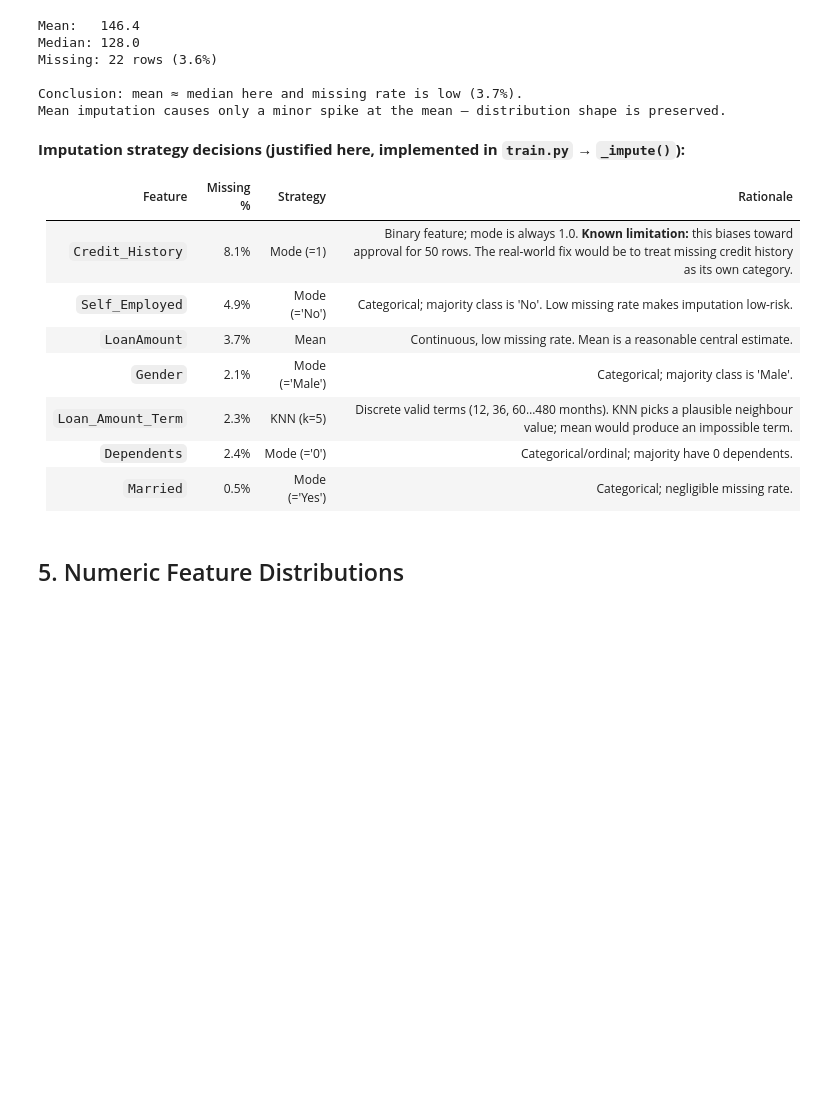
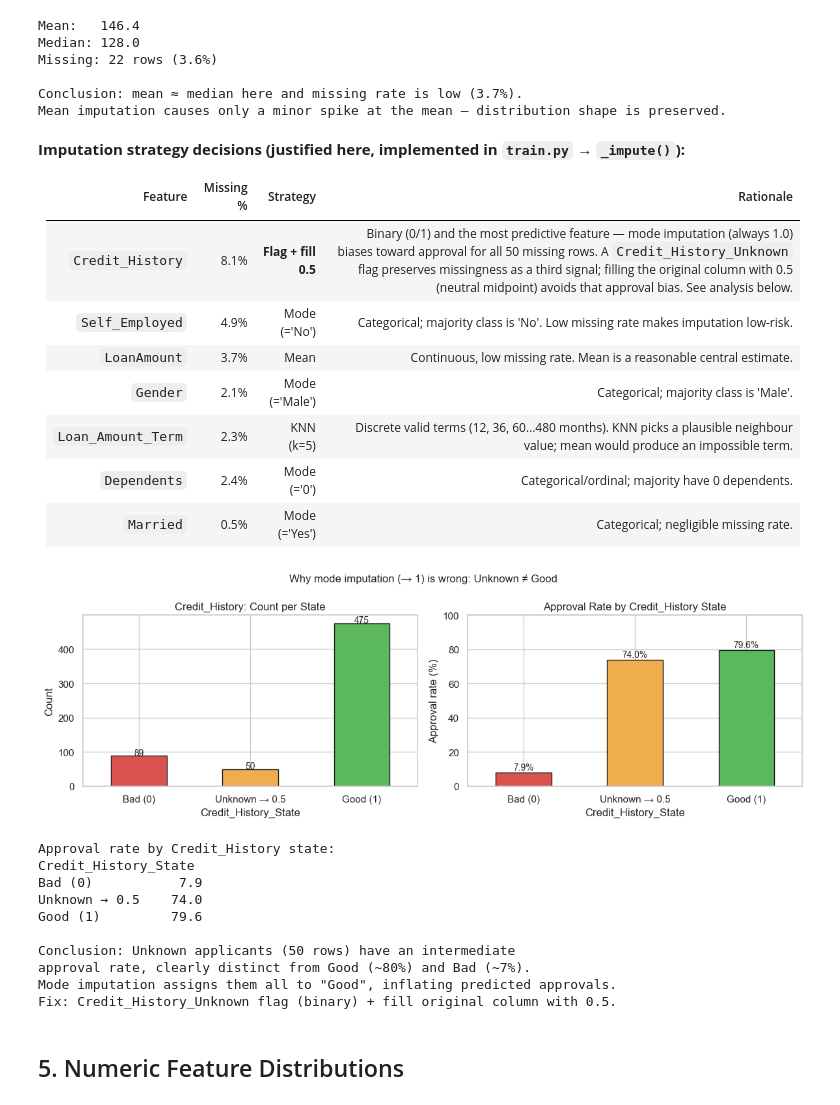
Before and after one commit to jasonhkayem/loan-approval-ml, a Jupyter notebook: notebooks/eda.ipynb, the cells around one changed output. Saved outputs shown, nothing was run; the diff lists cells and outputs as text; code cells hidden in the pictures; blank space fills up the shorter version.

Commit message:
fix: replace Credit_History mode imputation with unknown flag + neutral fill

```diff
--- a/notebooks/eda.ipynb
+++ b/notebooks/eda.ipynb
@@ -172,13 +172,71 @@ Mean imputation causes only a minor spike at the mean — distribution shape is
 
 | Feature | Missing % | Strategy | Rationale |
 |---|---|---|---|
-| `Credit_History` | 8.1% | Mode (=1) | Binary feature; mode is always 1.0. **Known limitation:** this biases toward approval for 50 rows. The real-world fix would be to treat missing credit history as its own category. |
+| `Credit_History` | 8.1% | **Flag + fill 0.5** | Binary (0/1) and the most predictive feature — mode imputation (always 1.0) biases toward approval for all 50 missing rows. A `Credit_History_Unknown` flag preserves missingness as a third signal; filling the original column with 0.5 (neutral midpoint) avoids that approval bias. See analysis below. |
 | `Self_Employed` | 4.9% | Mode (='No') | Categorical; majority class is 'No'. Low missing rate makes imputation low-risk. |
 | `LoanAmount` | 3.7% | Mean | Continuous, low missing rate. Mean is a reasonable central estimate. |
 | `Gender` | 2.1% | Mode (='Male') | Categorical; majority class is 'Male'. |
 | `Loan_Amount_Term` | 2.3% | KNN (k=5) | Discrete valid terms (12, 36, 60…480 months). KNN picks a plausible neighbour value; mean would produce an impossible term. |
 | `Dependents` | 2.4% | Mode (='0') | Categorical/ordinal; majority have 0 dependents. |
 | `Married` | 0.5% | Mode (='Yes') | Categorical; negligible missing rate. |
+# %%
+# Credit_History: three-state approval rate analysis
+# Shows why mode imputation (always 1) is biased and "Unknown" deserves its own state.
+
+df_ch = df.copy()
+df_ch['Credit_History_State'] = df_ch['Credit_History'].map(
+    {0.0: 'Bad (0)', 1.0: 'Good (1)'}
+).fillna('Unknown → 0.5')
+
+state_order = ['Bad (0)', 'Unknown → 0.5', 'Good (1)']
+counts      = df_ch['Credit_History_State'].value_counts().reindex(state_order)
+approval    = (
+    df_ch.groupby('Credit_History_State')['Loan_Status']
+    .apply(lambda x: (x == 'Y').mean() * 100)
+    .reindex(state_order)
+    .round(1)
+)
+
+fig, axes = plt.subplots(1, 2, figsize=(12, 4))
+colors = ['#d9534f', '#f0ad4e', '#5cb85c']
+
+counts.plot(kind='bar', ax=axes[0], color=colors, edgecolor='k', width=0.5)
+axes[0].set_title('Credit_History: Count per State')
+axes[0].set_xticklabels(state_order, rotation=0)
+axes[0].set_ylabel('Count')
+for i, v in enumerate(counts):
+    axes[0].text(i, v + 1, str(v), ha='center', fontsize=10)
+
+approval.plot(kind='bar', ax=axes[1], color=colors, edgecolor='k', width=0.5)
+axes[1].set_title('Approval Rate by Credit_History State')
+axes[1].set_xticklabels(state_order, rotation=0)
+axes[1].set_ylabel('Approval rate (%)')
+axes[1].set_ylim(0, 100)
+for i, v in enumerate(approval):
+    axes[1].text(i, v + 1.5, f'{v}%', ha='center', fontsize=10)
+
+plt.suptitle('Why mode imputation (→ 1) is wrong: Unknown ≠ Good', fontsize=12)
+plt.tight_layout()
+plt.show()
+
+print('Approval rate by Credit_History state:')
+print(approval.to_string())
+print(f'\nConclusion: Unknown applicants ({counts["Unknown → 0.5"]} rows) have an intermediate')
+print('approval rate, clearly distinct from Good (~80%) and Bad (~7%).')
+print('Mode imputation assigns them all to "Good", inflating predicted approvals.')
+print('Fix: Credit_History_Unknown flag (binary) + fill original column with 0.5.')
+# %% [output]
+[figure, added]
+Approval rate by Credit_History state:
+Credit_History_State
+Bad (0)           7.9
+Unknown → 0.5    74.0
+Good (1)         79.6
+
+Conclusion: Unknown applicants (50 rows) have an intermediate
+approval rate, clearly distinct from Good (~80%) and Bad (~7%).
+Mode imputation assigns them all to "Good", inflating predicted approvals.
+Fix: Credit_History_Unknown flag (binary) + fill original column with 0.5.
 # %% [markdown]
 ## 5. Numeric Feature Distributions
 # %%
```
Also changed, not shown: parts of 1 cell of this notebook, 1 other file.
